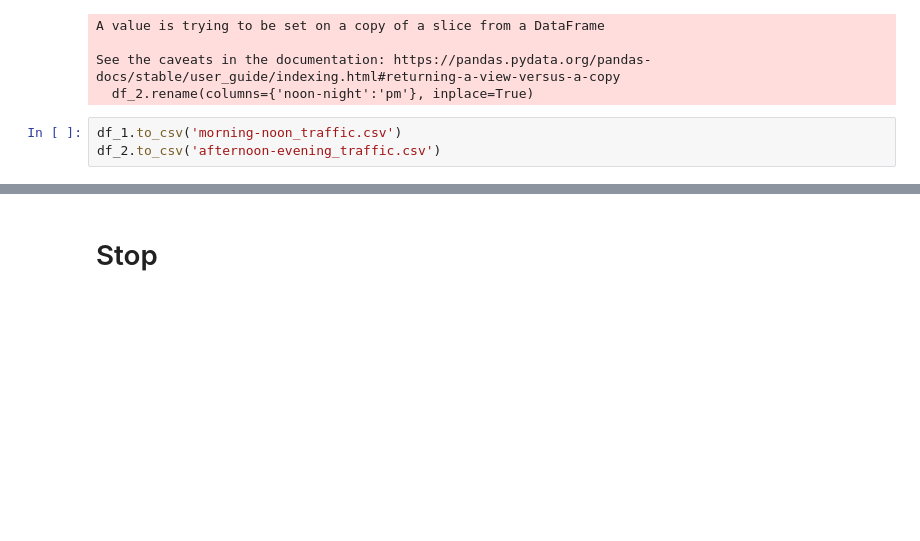
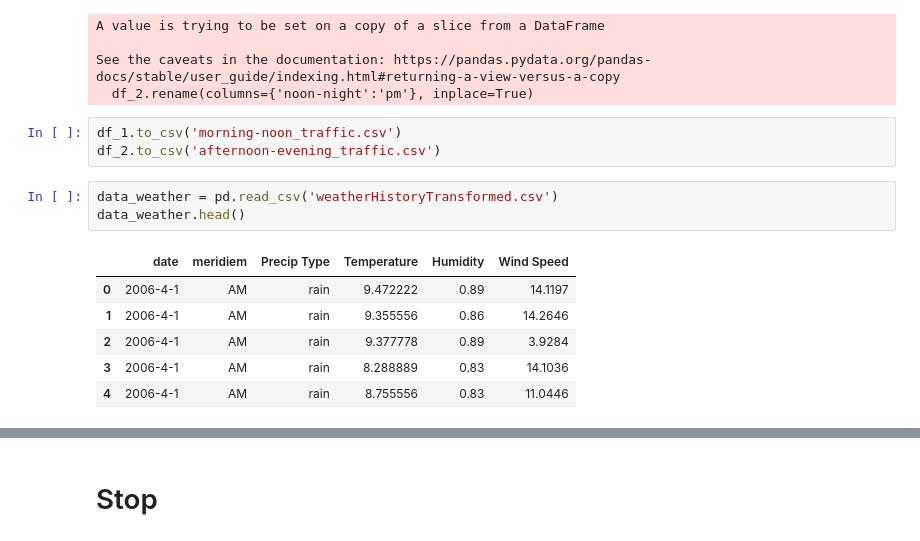
Before and after one commit to saymenth/BigData_project, a Jupyter notebook: traffic-casuality.ipynb, the cells around one changed output, grey strips where cells are left out. Cells and saved outputs as stored; diff of their text form; blank space fills up the shorter version.

```diff
--- a/traffic-casuality.ipynb
+++ b/traffic-casuality.ipynb
@@ -269,3 +358,13 @@ See the caveats in the documentation: https://pandas.pydata.org/pandas-docs/stab
 # %%
 df_1.to_csv('morning-noon_traffic.csv')
 df_2.to_csv('afternoon-evening_traffic.csv')
+# %%
+data_weather = pd.read_csv('weatherHistoryTransformed.csv')
+data_weather.head()
+# %% [output]
+|  | date | meridiem | Precip Type | Temperature | Humidity | Wind Speed |
+| 0 | 2006-4-1 | AM | rain | 9.472222 | 0.89 | 14.1197 |
+| 1 | 2006-4-1 | AM | rain | 9.355556 | 0.86 | 14.2646 |
+| 2 | 2006-4-1 | AM | rain | 9.377778 | 0.89 | 3.9284 |
+| 3 | 2006-4-1 | AM | rain | 8.288889 | 0.83 | 14.1036 |
+| 4 | 2006-4-1 | AM | rain | 8.755556 | 0.83 | 11.0446 |
```
Also changed, not shown: parts of 7 cells of this notebook.
